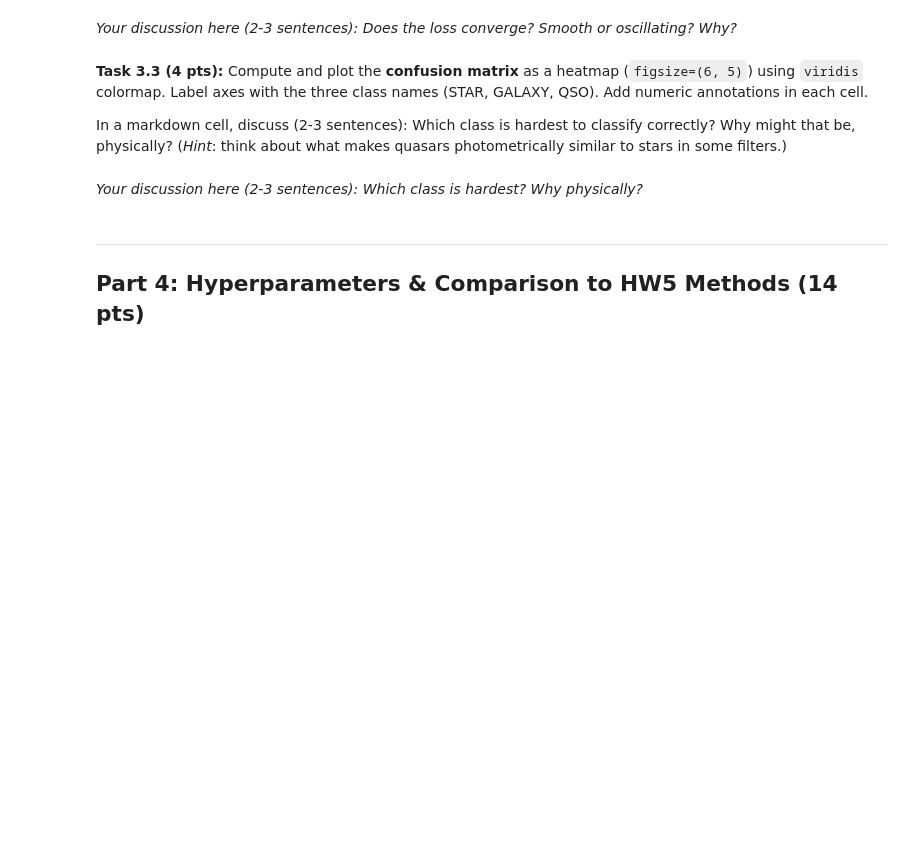
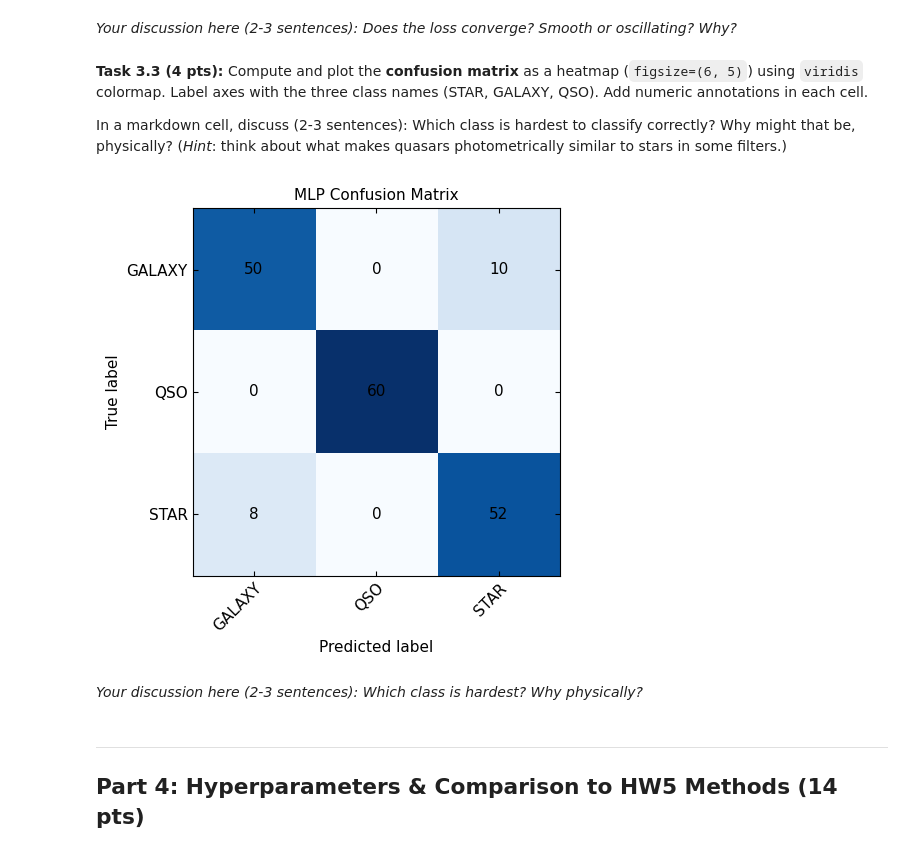
Before and after one commit to owenabbata/PHY386, a Jupyter notebook: 2026/HW/OwenAbbata/HW6.ipynb, the cells around one changed output. Saved outputs shown, nothing was run; the diff lists cells and outputs as text; code cells hidden in the pictures; blank space fills up the shorter version.

```diff
--- a/2026/HW/OwenAbbata/HW6.ipynb
+++ b/2026/HW/OwenAbbata/HW6.ipynb
@@ -885,3 +1062,25 @@ In a markdown cell, discuss (2-3 sentences): Which class is hardest to classify
+# %%
+# Task 3.3: Your code here
+
+# Plot confusion matrix
+cm = confusion_matrix(y_test, y_pred_mlp, labels=mlp.classes_)
+fig, ax = plt.subplots(figsize=(6, 5))
+im = ax.imshow(cm, interpolation='nearest', cmap='Blues')
+ax.set_title('MLP Confusion Matrix')
+ax.set_xticks(np.arange(len(mlp.classes_)))
+ax.set_yticks(np.arange(len(mlp.classes_)))
+ax.set_xticklabels(mlp.classes_)
+ax.set_yticklabels(mlp.classes_)
+plt.setp(ax.get_xticklabels(), rotation=45, ha="right", rotation_mode="anchor")
+for i in range(cm.shape[0]):
+    for j in range(cm.shape[1]):
+        ax.text(j, i, format(cm[i, j], 'd'), ha="center", va="center", color="black")
+ax.set_xlabel('Predicted label')
+ax.set_ylabel('True label')
+plt.tight_layout()
+plt.show()
+# %% [output]
+[figure, added]
 # %% [markdown]
 *Your discussion here (2-3 sentences): Which class is hardest? Why physically?*
 # %% [markdown]
```
Also changed, not shown: parts of 12 cells of this notebook.
